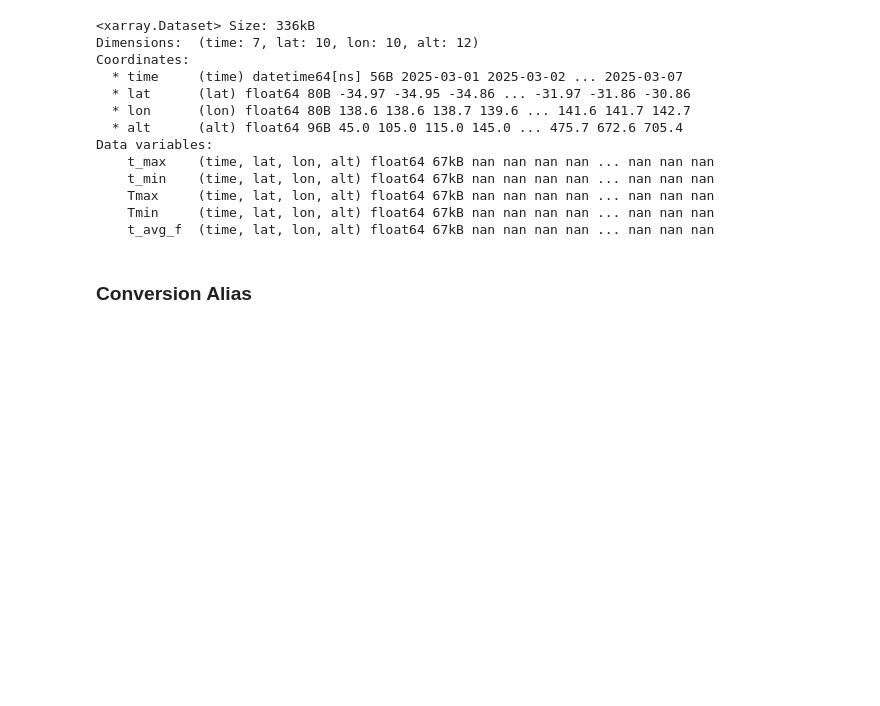
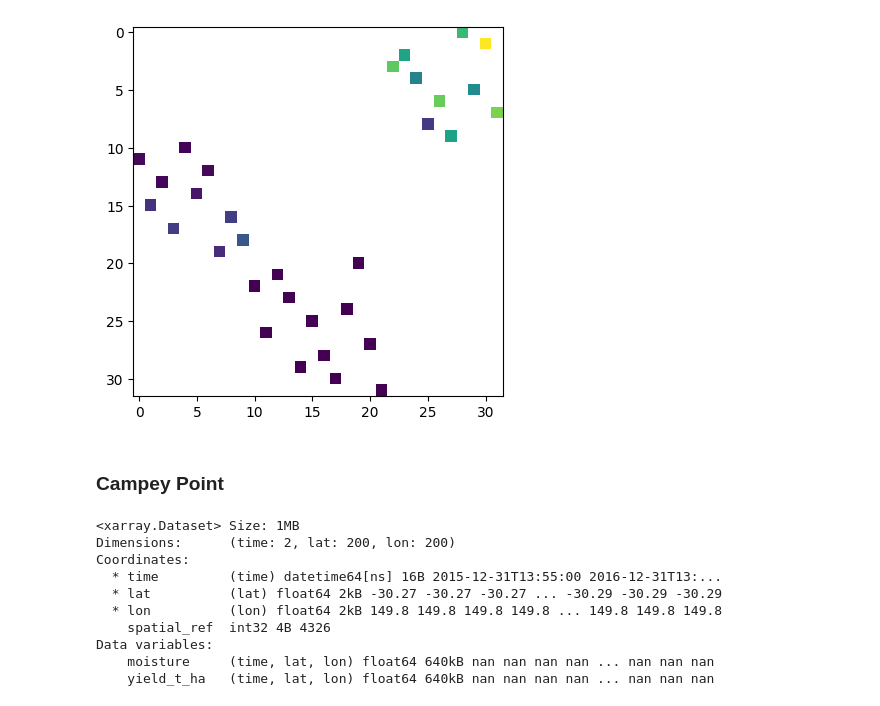
Before and after one commit to aus-plant-phenomics-network/mccn-engine, a Jupyter notebook: point_load.ipynb, the cells around one changed output. Saved outputs shown, nothing was run; the diff lists cells and outputs as text; code cells hidden in the pictures; blank space fills up the shorter version.

```diff
--- a/point_load.ipynb
+++ b/point_load.ipynb
@@ -9,0 +80,13 @@ from mccn.parser import parse_item
+# %%
+soil_collection = client.get_collection("soil")
+soil_loader = PointLoader(
+    items=[parse_item(item) for item in soil_collection.get_items(recursive=True)],
+    cube_config=CubeConfig(use_z=False),
+    filter_config=FilterConfig(
+        geobox=GeoBoxBuilder.from_collection(soil_collection, 10)
+    ),
+    load_config=PointLoadConfig(interp=None),
+    # process_config=ProcessConfig(rename_bands={"Tmax": "t_max", "Tmin": "t_min"})
+)
+soil_ds = soil_loader.load()
+soil_ds
@@ -10,29 +106,32 @@ from mccn.parser import parse_item
+# %%
+plt.imshow(soil_ds.S.values[0, :, :])
+plt.show()
+# %% [output]
+[figure, added]
+# %% [markdown]
+### Campey Point
 # %%
-
-std_collection = pystac.Collection.from_file(
-    "tests/files/unit_tests/point/stac/std/collection.json"
+campey_point_collection = client.get_collection("campey_point")
+campey_point_loader = PointLoader(
+    items=[
+        parse_item(item) for item in campey_point_collection.get_items(recursive=True)
+    ],
+    cube_config=CubeConfig(use_z=False),
+    filter_config=FilterConfig(
+        geobox=GeoBoxBuilder.from_collection(campey_point_collection, 200)
+    ),
+    load_config=PointLoadConfig(interp="nearest"),
 )
-std_loader = PointLoader(
-    items=[parse_item(item) for item in std_collection.get_items(recursive=True)],
-    filter_config=FilterConfig(GeoBoxBuilder.from_collection(std_collection, 120)),
-    load_config=PointLoadConfig(interp=None),
-    cube_config=CubeConfig(use_z=True)
-)
-std_ds = std_loader.load()
-std_ds
+campey_point_ds = campey_point_loader.load()
+campey_point_ds
 # %% [output]
-<xarray.Dataset> Size: 336kB
-Dimensions:  (time: 7, lat: 10, lon: 10, alt: 12)
+<xarray.Dataset> Size: 1MB
+Dimensions:      (time: 2, lat: 200, lon: 200)
 Coordinates:
-  * time     (time) datetime64[ns] 56B 2025-03-01 2025-03-02 ... 2025-03-07
-  * lat      (lat) float64 80B -34.97 -34.95 -34.86 ... -31.97 -31.86 -30.86
-  * lon      (lon) float64 80B 138.6 138.6 138.7 139.6 ... 141.6 141.7 142.7
-  * alt      (alt) float64 96B 45.0 105.0 115.0 145.0 ... 475.7 672.6 705.4
+  * time         (time) datetime64[ns] 16B 2015-12-31T13:55:00 2016-12-31T13:...
+  * lat          (lat) float64 2kB -30.27 -30.27 -30.27 ... -30.29 -30.29 -30.29
+  * lon          (lon) float64 2kB 149.8 149.8 149.8 149.8 ... 149.8 149.8 149.8
+    spatial_ref  int32 4B 4326
 Data variables:
-    t_max    (time, lat, lon, alt) float64 67kB nan nan nan nan ... nan nan nan
-    t_min    (time, lat, lon, alt) float64 67kB nan nan nan nan ... nan nan nan
-    Tmax     (time, lat, lon, alt) float64 67kB nan nan nan nan ... nan nan nan
-    Tmin     (time, lat, lon, alt) float64 67kB nan nan nan nan ... nan nan nan
-    t_avg_f  (time, lat, lon, alt) float64 67kB nan nan nan nan ... nan nan nan
+    moisture     (time, lat, lon) float64 640kB nan nan nan nan ... nan nan nan
+    yield_t_ha   (time, lat, lon) float64 640kB nan nan nan nan ... nan nan nan
-# %% [markdown]
-### Conversion Alias
```
Also changed, not shown: parts of 11 cells of this notebook, 36 other files.
